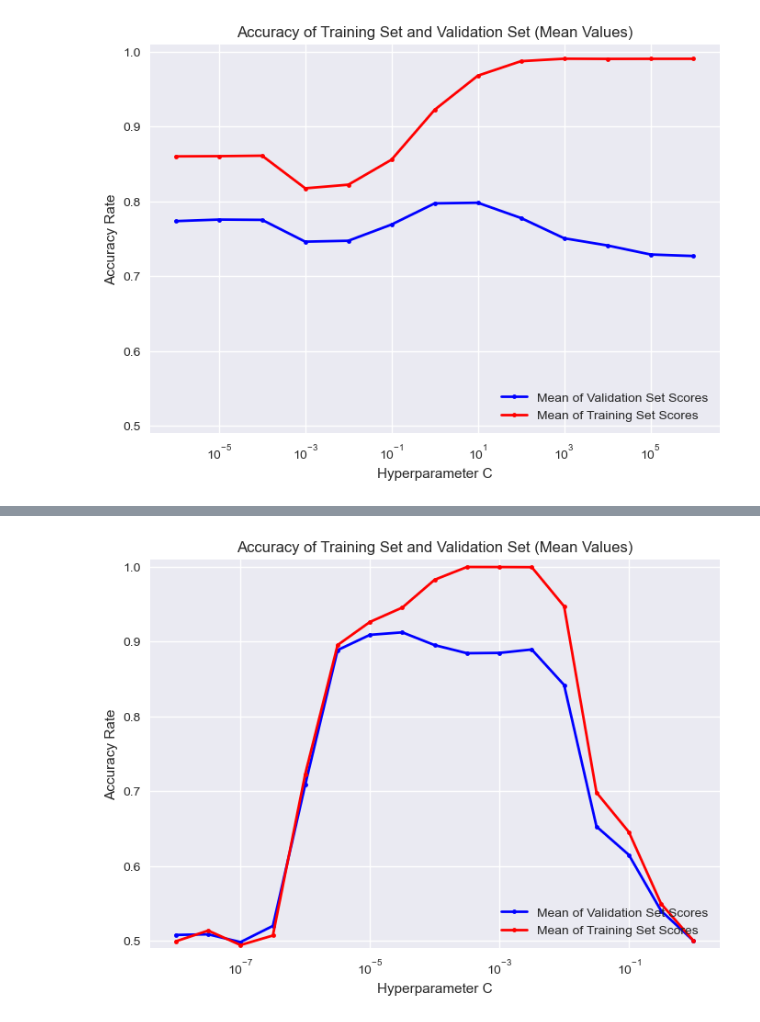
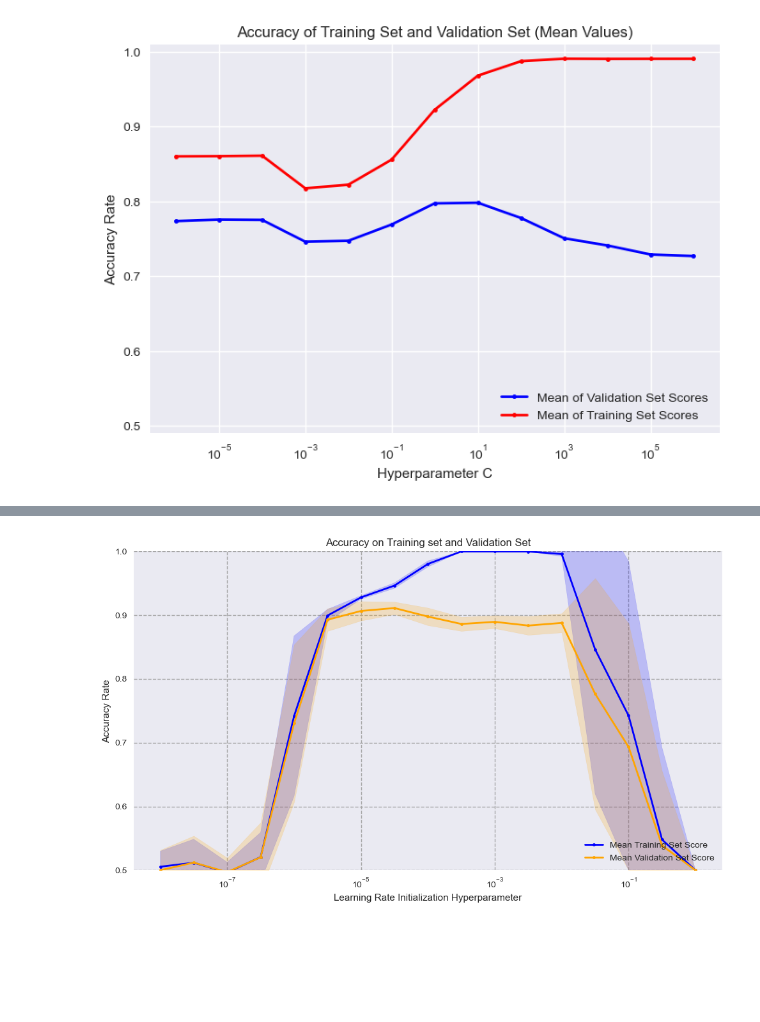
Before and after one commit to shigureTufts/CS135_ProjectA, a Jupyter notebook: wokring_notebook.ipynb, the cells around one changed output, grey strips where cells are left out. Drawn from its saved outputs; the diff is of its cells as text; code cells hidden in the pictures; blank space fills up the shorter version.

```diff
--- a/wokring_notebook.ipynb
+++ b/wokring_notebook.ipynb
@@ -695,34 +737,69 @@ var_3 = gsearch_results_embed_df[param_keys_3 + ['mean_test_score', 'rank_test_s
 
 print(var_3)
 
-plt.plot(gsearch_results_embed_df['param_my_classifier__learning_rate_init'], gsearch_results_embed_df['mean_test_score'],
-         '.-', color='b', lw=2, label='Mean of Validation Set Scores')
-plt.plot(gsearch_results_embed_df['param_my_classifier__learning_rate_init'], gsearch_results_embed_df['mean_train_score'],
-         '.-', color='r', lw=2, label='Mean of Training Set Scores')
-# plt.plot(gsearch_results_df_2['param_my_classifier__C'], gsearch_results_df_2['split2_test_score'],
-#          '.-', color='y', lw=2, label='Split 3 Validation Set Score')
-# plt.plot(gsearch_results_df_2['param_my_classifier__C'], gsearch_results_df_2['split3_test_score'],
-#          '.-', color='g', lw=2, label='Split 4 Validation Set Score')
-# plt.plot(gsearch_results_df_2['param_my_classifier__C'], gsearch_results_df_2['split4_test_score'],
-#          '.-', color='orange', lw=2, label='Split 5 Validation Set Score')
-# plt.plot(gsearch_results_df_2['param_my_classifier__C'], gsearch_results_df_2['mean_test_score'],
-#          '*-', color='black', lw=2, label='Mean Value of Validation Set Scores')
+# plt.plot(gsearch_results_embed_df['param_my_classifier__learning_rate_init'], gsearch_results_embed_df['mean_test_score'],
+#          '.-', color='b', lw=2, label='Mean of Validation Set Scores')
+# plt.plot(gsearch_results_embed_df['param_my_classifier__learning_rate_init'], gsearch_results_embed_df['mean_train_score'],
+#          '.-', color='r', lw=2, label='Mean of Training Set Scores')
+# # plt.plot(gsearch_results_df_2['param_my_classifier__C'], gsearch_results_df_2['split2_test_score'],
+# #          '.-', color='y', lw=2, label='Split 3 Validation Set Score')
+# # plt.plot(gsearch_results_df_2['param_my_classifier__C'], gsearch_results_df_2['split3_test_score'],
+# #          '.-', color='g', lw=2, label='Split 4 Validation Set Score')
+# # plt.plot(gsearch_results_df_2['param_my_classifier__C'], gsearch_results_df_2['split4_test_score'],
+# #          '.-', color='orange', lw=2, label='Split 5 Validation Set Score')
+# # plt.plot(gsearch_results_df_2['param_my_classifier__C'], gsearch_results_df_2['mean_test_score'],
+# #          '*-', color='black', lw=2, label='Mean Value of Validation Set Scores')
 
 
-plt.xscale("log")
+# plt.xscale("log")
 
 
-plt.title("Accuracy of Training Set and Validation Set (Mean Values)");
-plt.xlabel('Hyperparameter C');
-plt.ylabel('Accuracy Rate');
-plt.legend(loc='lower right');
-B = 0.01
+# plt.title("Accuracy of Training Set and Validation Set (Mean Values)");
+# plt.xlabel('Hyperparameter C');
+# plt.ylabel('Accuracy Rate');
+# plt.legend(loc='lower right');
+# B = 0.01
 
 
-# plt.xlim([0 - B, 1 + B]);
-plt.ylim([0.5 - B, 1 + B]);
+# # plt.xlim([0 - B, 1 + B]);
+# plt.ylim([0.5 - B, 1 + B]);
 
-for param_name in sorted(my_parameter_grid_by_name_embed.keys()):
-    print("%s: %r" % (param_name, grid_searcher_embed.best_params_[param_name]))
+# for param_name in sorted(my_parameter_grid_by_name_embed.keys()):
+#     print("%s: %r" % (param_name, grid_searcher_embed.best_params_[param_name]))
+
+
+
+learning_rates = gsearch_results_embed_df['param_my_classifier__learning_rate_init'].values.astype(float)
+mean_train_scores = gsearch_results_embed_df['mean_train_score'].values
+std_train_scores = gsearch_results_embed_df['std_train_score'].values
+mean_test_scores = gsearch_results_embed_df['mean_test_score'].values
+std_test_scores = gsearch_results_embed_df['std_test_score'].values
+
+plt.figure(figsize=(10, 6))
+
+# Plotting mean train and test scores
+plt.plot(learning_rates, mean_train_scores, '.-', color='blue', lw=2, label='Mean Training Set Score')
+plt.plot(learning_rates, mean_test_scores, '.-', color='orange', lw=2, label='Mean Validation Set Score')
+
+# Shaded region for standard deviations
+plt.fill_between(learning_rates,
+                 mean_train_scores - std_train_scores,
+                 mean_train_scores + std_train_scores,
+                 color='blue', alpha=0.2)
+plt.fill_between(learning_rates,
+                 mean_test_scores - std_test_scores,
+                 mean_test_scores + std_test_scores,
+                 color='orange', alpha=0.2)
+
+plt.xscale("log")
+plt.title("Accuracy on Training set and Validation Set")
+plt.xlabel('Learning Rate Initialization Hyperparameter')
+plt.ylabel('Accuracy Rate')
+plt.legend(loc='lower right')
+plt.ylim([0.5, 1])  # Adjust according to your dataset's score range
+plt.grid(True, which="both", ls="--", c='0.65')
+plt.tight_layout()
+plt.show()
+plt.legend(loc='center')
 # %% [output]
    param_my_classifier__learning_rate_init  mean_test_score  rank_test_score
@@ -747 +823 @@ my_classifier__learning_rate_init: 3.1622776601683795e-05
-[figure, old version]
+[figure, new version]
```
Also changed, not shown: parts of 2 cells of this notebook, 1 other file.
